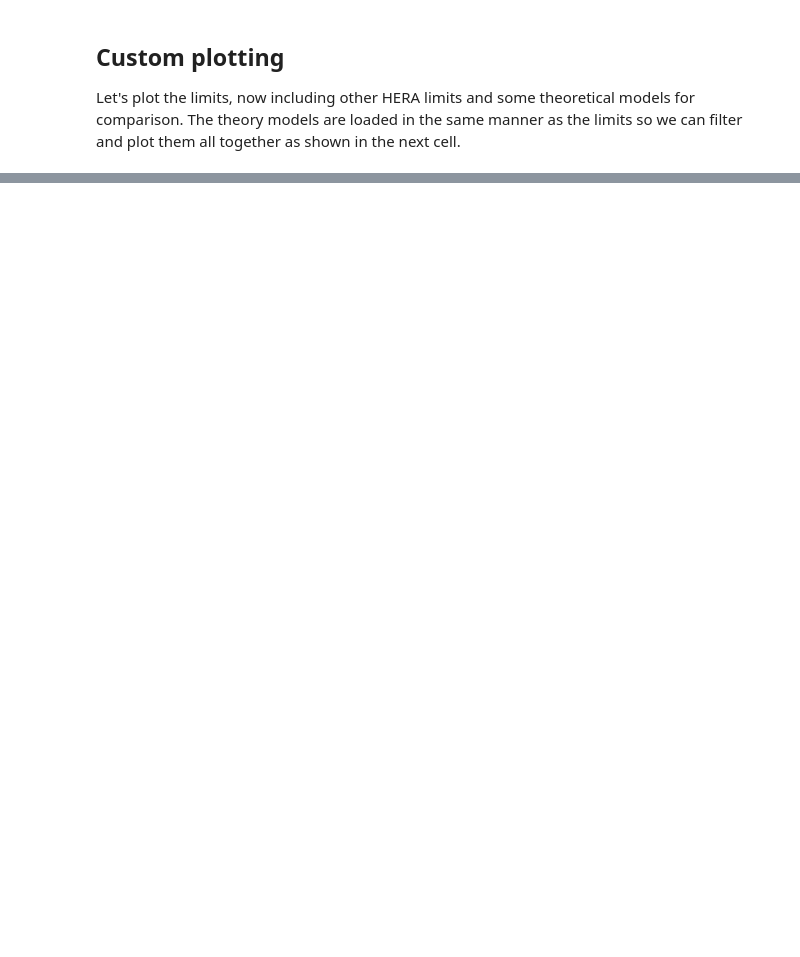
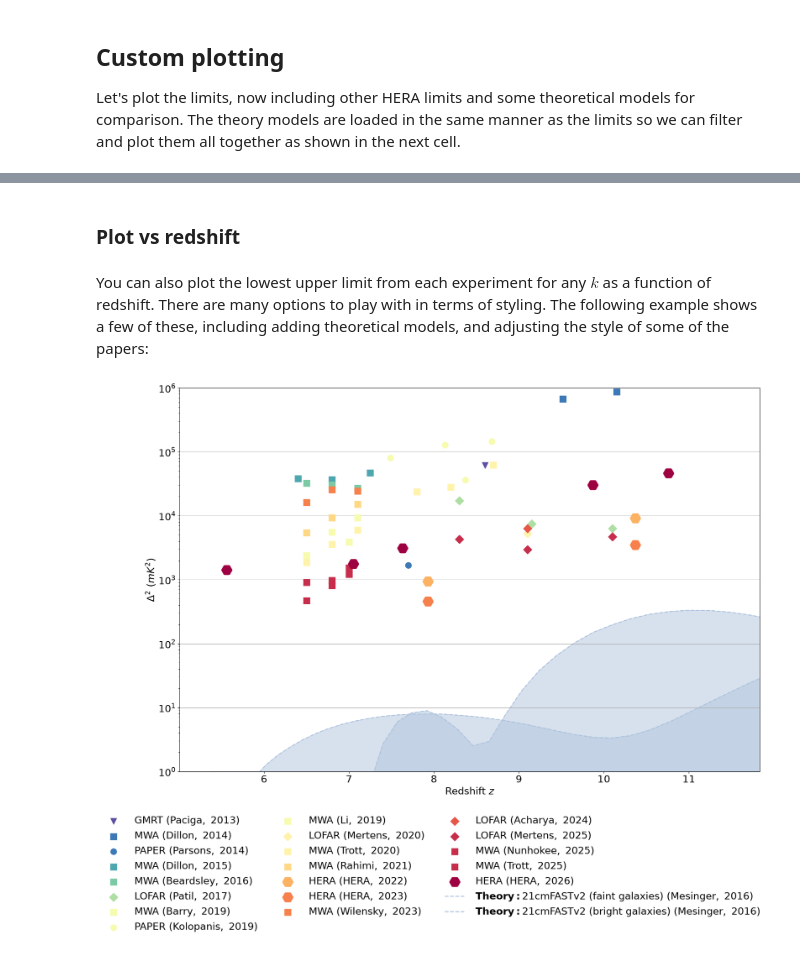
Before and after one commit to EoRImaging/eor_limits, a Jupyter notebook: docs/source/tutorial.ipynb, the cells around one changed output, grey strips where cells are left out. Drawn from its saved outputs; the diff is of its cells as text; code cells hidden in the pictures; blank space fills up the shorter version.

Commit message:
feat: add plot_vs_z function

```diff
--- a/docs/source/tutorial.ipynb
+++ b/docs/source/tutorial.ipynb
@@ -151,0 +196,22 @@ fig.show()
+# %% [markdown]
+### Plot vs redshift
+# %% [markdown]
+You can also plot the lowest upper limit from each experiment for any $k$ as a function
+of redshift. There are many options to play with in terms of styling. The following
+example shows a few of these, including adding theoretical models, and adjusting
+the style of some of the papers:
+# %%
+plot_vs_z(
+    fig_width=20.0,
+    fontsize=20,
+    leg_cols=3,
+    theories=["Mesinger2016Faint", "Mesinger2016Bright"],
+    z_range=(5.5, 15),
+    limit_styles={
+        "HERA2022": {"s": 300, "linewidth": 5},
+        "HERA2023": {"s": 300, "linewidth": 5},
+        "HERA2026": {"s": 300, "linewidth": 5},
+    },
+);
+# %% [output]
+[figure, added]
```
Also changed, not shown: parts of 12 cells of this notebook, 4 other files.
